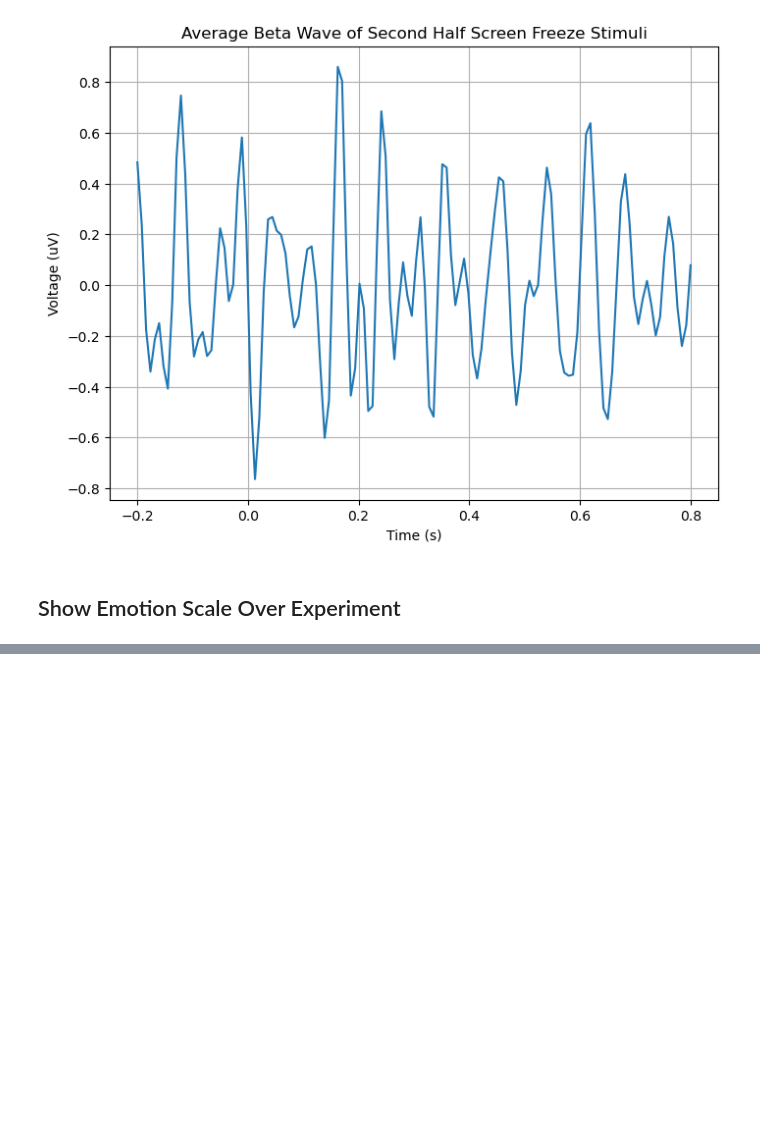
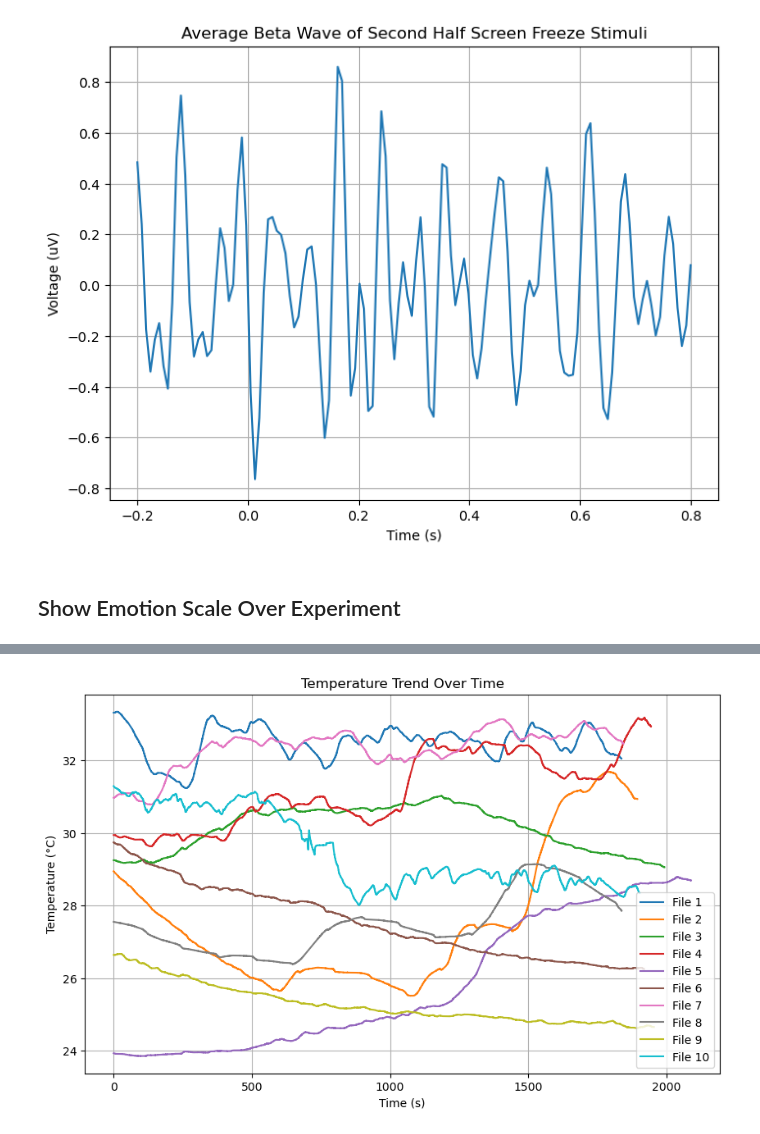
Before and after one commit to jeff-yc-wong/BCI_Project, a Jupyter notebook: eeg_analysis.ipynb, the cells around one changed output, grey strips where cells are left out. Cells and saved outputs as stored; diff of their text form; code cells hidden in the pictures; blank space fills up the shorter version.

```diff
--- a/eeg_analysis.ipynb
+++ b/eeg_analysis.ipynb
@@ -743,0 +1055,39 @@ plt.show()
+# %%
+import numpy as np
+import matplotlib.pyplot as plt
+import scipy.io
+import os
+
+# Function to process the temperature data from a file
+def process_temperature(file_path):
+    mat = scipy.io.loadmat(file_path)
+    temp_data = mat['X'][-1, 3191:]  # Assuming temperature is the last row (index -1)
+    return temp_data
+
+# Directory containing the data files
+data_dir = 'data/'
+
+# List to store the temperature data from each file
+temperature_data = []
+
+# Process temperature data from each file
+for file_name in os.listdir(data_dir):
+    if file_name.endswith('.mat'):
+        file_path = os.path.join(data_dir, file_name)
+        temp_data = process_temperature(file_path)
+        temperature_data.append(temp_data)
+
+# Plot temperature data for each file
+plt.figure(figsize=(10, 6))
+for i, temp_data in enumerate(temperature_data, start=1):
+    time = np.arange(len(temp_data)) / 128  # Assuming sampling frequency of 128 Hz
+    plt.plot(time, temp_data, label=f'File {i}')
+
+plt.title('Temperature Trend Over Time')
+plt.xlabel('Time (s)')
+plt.ylabel('Temperature (°C)')
+plt.legend()
+plt.grid(True)
+plt.show()
+# %% [output]
+[figure, added]
```
Also changed, not shown: parts of 4 cells of this notebook, 1 other file.
